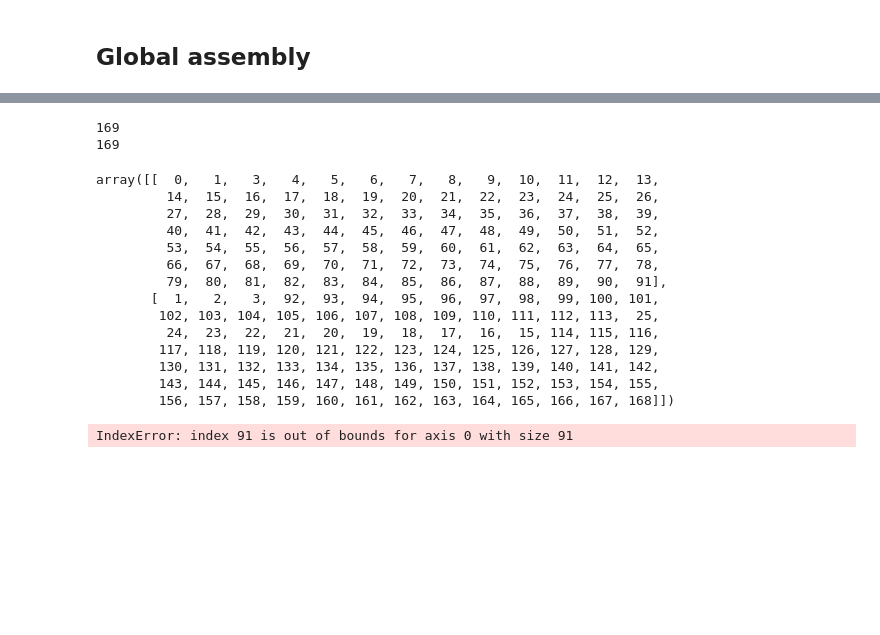
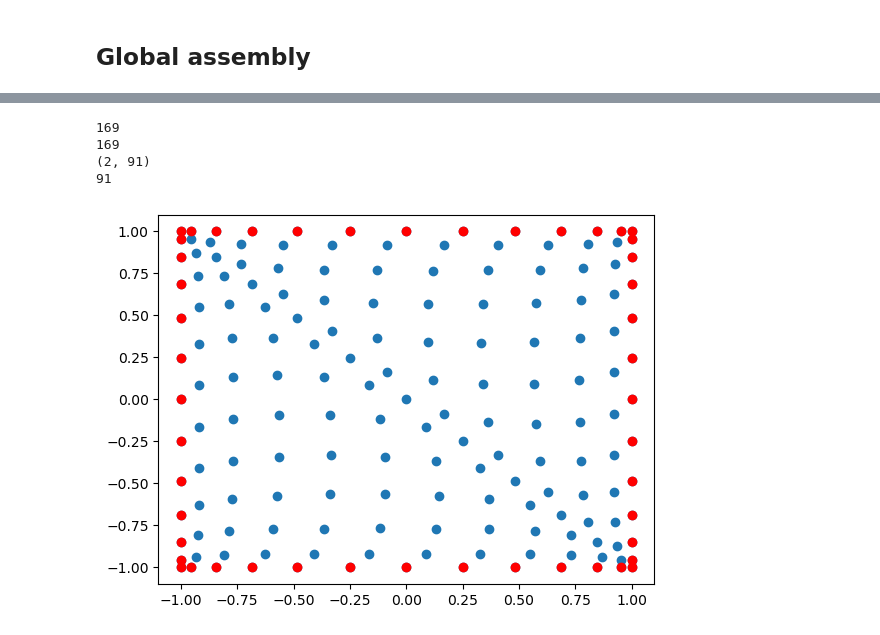
Before and after one commit to JeppeKlitgaard/02689-Advanced-Numerical-Methods, a Jupyter notebook: assignment_3/tb_sem.ipynb, the cells around one changed output, grey strips where cells are left out. Cells and saved outputs as stored; diff of their text form; code cells hidden in the pictures; blank space fills up the shorter version.

```diff
--- a/assignment_3/tb_sem.ipynb
+++ b/assignment_3/tb_sem.ipynb
@@ -693,7 +710,7 @@ L2_norm_error = np.float64(0.0009568399603589964)
 N_array = np.arange(5, 35)
 results_array = np.zeros(N_array.shape[0])
 for i, N_tmp in enumerate(tqdm(N_array)):
-    err, u_num, u_true, x, y, v1_test, v2_test, v3_test = solve_toy_pde(N_tmp)
+    err, u_num, u_true, x, y = solve_toy_pde(N_tmp, v1_n, v2_n, v3_n)
     results_array[i] = err
 # %%
 M_points_array = (N_array + 1)*(N_array + 2)//2
@@ -893,27 +912,52 @@ C, gidx = build_global_map(N, EtoV, EtoE, EToF)
 # simple 2 elements triangle
 print(r.shape[0] * 2 - fmask1.shape[0])
 print(gidx)
+print(C.shape)
+print(Mp)
 # %% [output]
 169
 169
+(2, 91)
+91
-# %%
-C
-# %% [output]
-array([[  0,   1,   3,   4,   5,   6,   7,   8,   9,  10,  11,  12,  13,
-         14,  15,  16,  17,  18,  19,  20,  21,  22,  23,  24,  25,  26,
-         27,  28,  29,  30,  31,  32,  33,  34,  35,  36,  37,  38,  39,
-         40,  41,  42,  43,  44,  45,  46,  47,  48,  49,  50,  51,  52,
-         53,  54,  55,  56,  57,  58,  59,  60,  61,  62,  63,  64,  65,
-         66,  67,  68,  69,  70,  71,  72,  73,  74,  75,  76,  77,  78,
-         79,  80,  81,  82,  83,  84,  85,  86,  87,  88,  89,  90,  91],
-       [  1,   2,   3,  92,  93,  94,  95,  96,  97,  98,  99, 100, 101,
-        102, 103, 104, 105, 106, 107, 108, 109, 110, 111, 112, 113,  25,
-         24,  23,  22,  21,  20,  19,  18,  17,  16,  15, 114, 115, 116,
-        117, 118, 119, 120, 121, 122, 123, 124, 125, 126, 127, 128, 129,
-        130, 131, 132, 133, 134, 135, 136, 137, 138, 139, 140, 141, 142,
-        143, 144, 145, 146, 147, 148, 149, 150, 151, 152, 153, 154, 155,
-        156, 157, 158, 159, 160, 161, 162, 163, 164, 165, 166, 167, 168]])
-# %%
-plt.scatter(r[C[0, :]], s[C[0, :]])
-# %% [output]
-IndexError: index 91 is out of bounds for axis 0 with size 91
+# %%
+def build_global_coords(C, x_elem, y_elem):
+    # x_elem, y_elem: list/array of shape (K, Mp) with element-local coords
+    K, Mp = C.shape
+    gidx = int(C.max()) + 1
+    xg = np.full(gidx, np.nan)
+    yg = np.full(gidx, np.nan)
+    for k in range(K):
+        g = C[k]               # global ids for element k
+        xk = x_elem[k]         # (Mp,)
+        yk = y_elem[k]
+        # scatter with consistency check
+        for i, gi in enumerate(g):
+            if np.isnan(xg[gi]):
+                xg[gi] = xk[i]; yg[gi] = yk[i]
+            else:
+                # shared nodes should match
+                assert np.allclose([xg[gi], yg[gi]], [xk[i], yk[i]])
+    return xg, yg
+
+x_global, y_global = build_global_coords(C.T, x_full, y_full)
+
+tol=1e-12
+left   = np.where(np.abs(x_global + 1.0) < tol)[0]
+right  = np.where(np.abs(x_global - 1.0) < tol)[0]
+bottom = np.where(np.abs(y_global + 1.0) < tol)[0]
+top    = np.where(np.abs(y_global - 1.0) < tol)[0]
+bd_all = np.unique(np.concatenate([left, right, bottom, top]))
+
+plt.scatter(x_global, y_global)
+plt.scatter(x_global[bd_all], y_global[bd_all], color='red');
+
+# import numpy as np
+# from scipy.spatial import ConvexHull
+# points = np.vstack([x_global, y_global]).T
+# hull = ConvexHull(points)
+# hull_indices = hull.vertices
+
+# plt.scatter(x_global, y_global)
+# plt.scatter(x_global[hull_indices], y_global[hull_indices], color='red');
+# %% [output]
+[figure, added]
```
Also changed, not shown: parts of 21 cells of this notebook.
